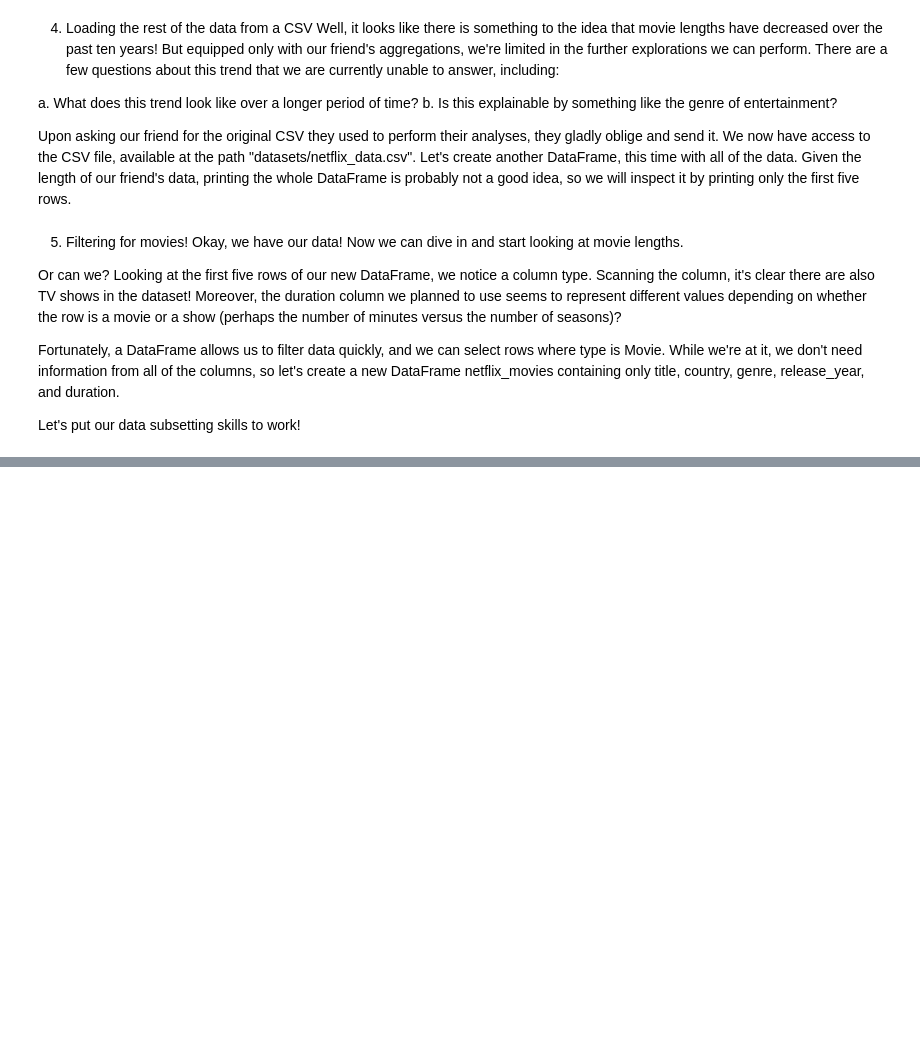
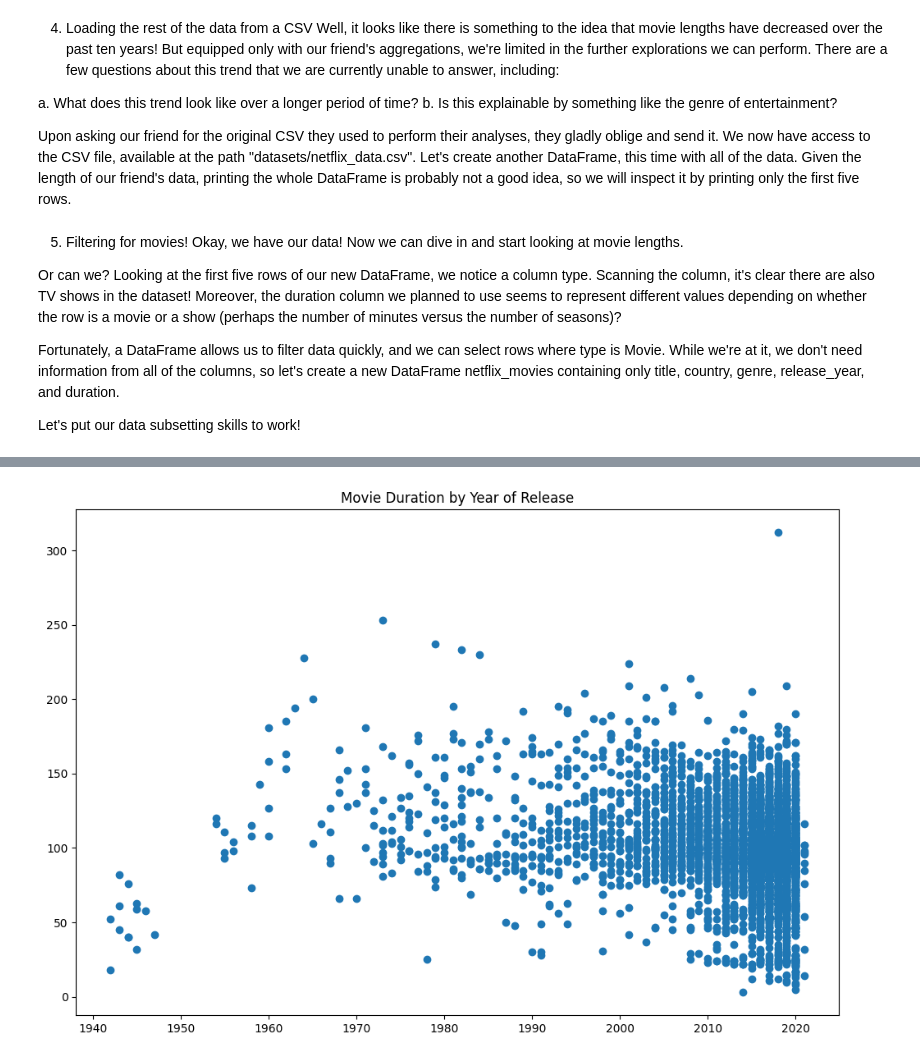
Before and after one commit to LouieDominicFrancia/Netflix-Movies-and-Guest-Stars, a Jupyter notebook: Netflix-Movies-and-Guest-Stars.ipynb, the cells around one changed output, grey strips where cells are left out. Saved outputs shown, nothing was run; the diff lists cells and outputs as text; code cells hidden in the pictures; blank space fills up the shorter version.

Commit message:
Creating a Scatter plot

```diff
--- a/Netflix-Movies-and-Guest-Stars.ipynb
+++ b/Netflix-Movies-and-Guest-Stars.ipynb
@@ -85,0 +93,18 @@ print(netflix_movies_col_subset[0:5])
+# %%
+# Create a figure and increase the figure size
+fig = plt.figure(figsize=(12,8))
+
+# Create a scatter plot of duration versus year
+release_years = netflix_movies_col_subset['release_year']
+durations = netflix_movies_col_subset['duration']
+
+plt.scatter(release_years, durations)
+
+# Create a title
+plt.title("Movie Duration by Year of Release")
+
+
+# Show the plot
+plt.show()
+# %% [output]
+[figure, added]
```
Also changed, not shown: parts of 1 cell of this notebook.
